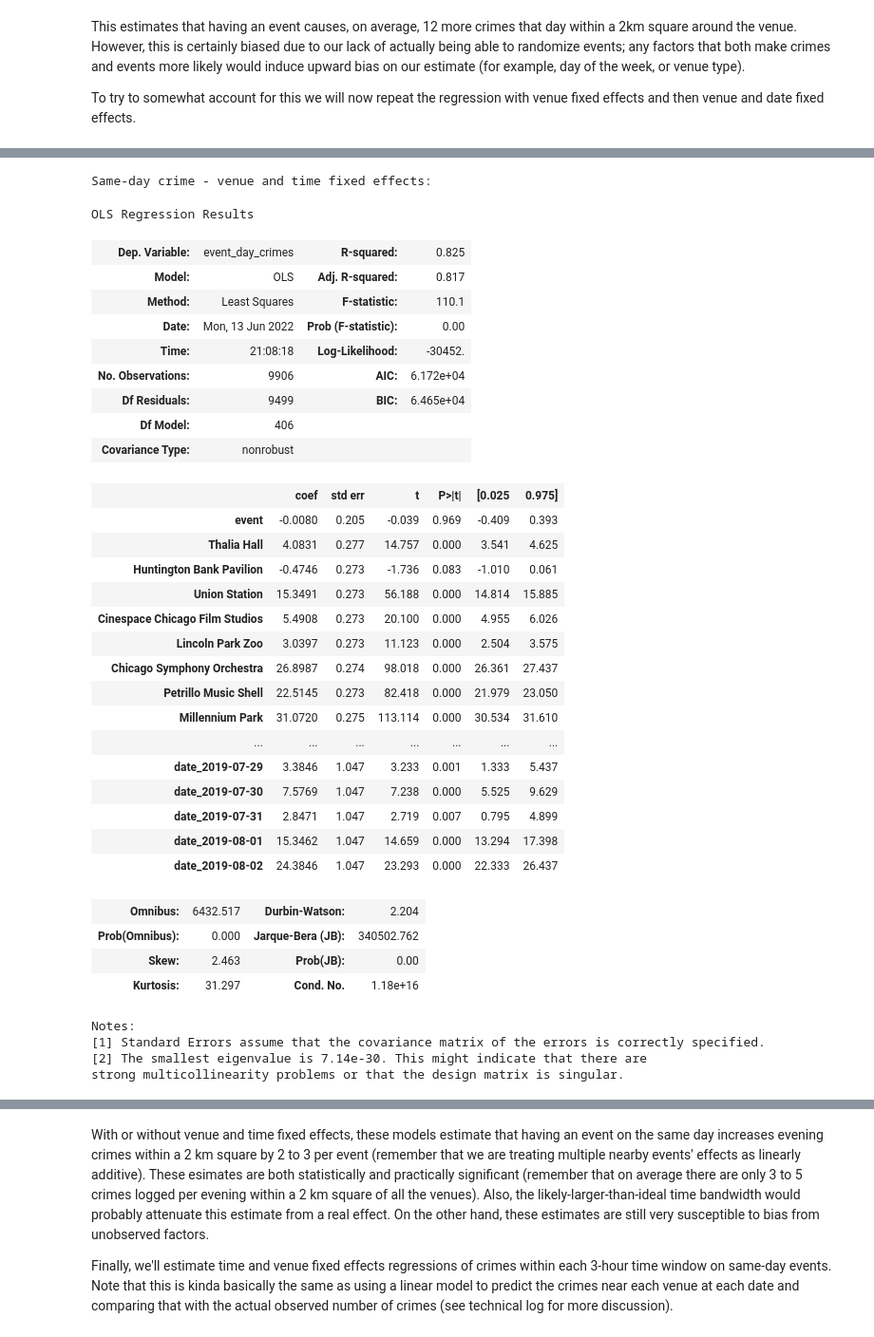
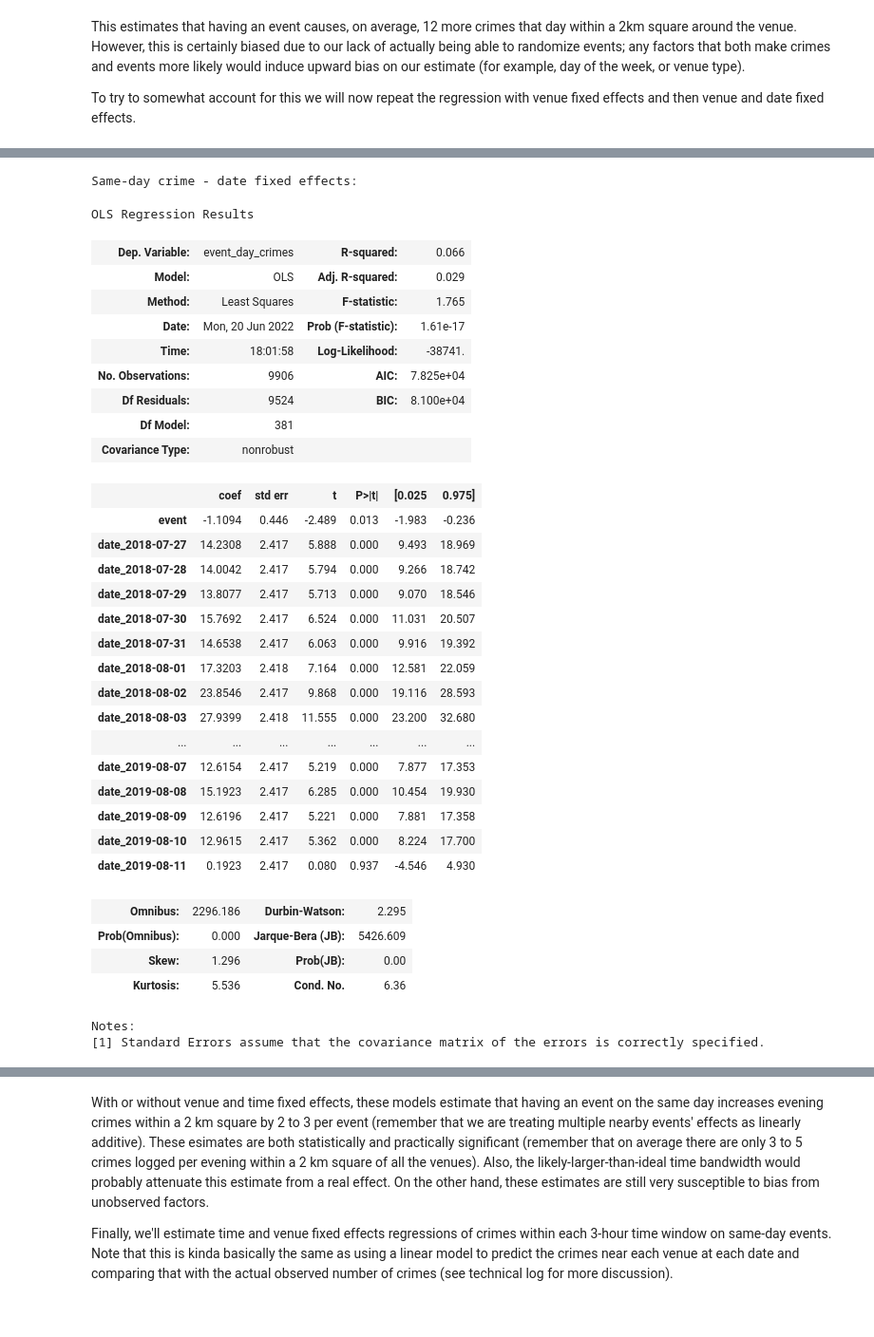
Before and after one commit to anishkanabar/lang-of-pol, a Jupyter notebook: notebooks/event-dataset/events_initial_analysis.ipynb, the cells around one changed output, grey strips where cells are left out. Shown at 95% size. Drawn from its saved outputs; the diff is of its cells as text; code cells hidden in the pictures.

```diff
--- a/notebooks/event-dataset/events_initial_analysis.ipynb
+++ b/notebooks/event-dataset/events_initial_analysis.ipynb
@@ -278,10 +292,10 @@ relevant_crimes_daily
 9906 rows × 55 columns
 # %%
-relevant_crimes_daily["event_day_crimes"] = 0
+relevant_crimes_daily["day_crimes"] = 0
 for location in locations:
-    relevant_crimes_daily["event_day_crimes"] = np.where(
+    relevant_crimes_daily["day_crimes"] = np.where(
         relevant_crimes_daily.Location==location,
         relevant_crimes_daily[location+'_y'],
-        relevant_crimes_daily["event_day_crimes"])
+        relevant_crimes_daily["day_crimes"])
 relevant_crimes_daily
 # %% [output]
@@ -300,6 +314,6 @@ relevant_crimes_daily
 9906 rows × 56 columns
 # %%
-relevant_crimes_daily = relevant_crimes_daily[['date', 'Location', 'event','event_day_crimes', 'Thalia Hall_x',
+relevant_crimes_daily = relevant_crimes_daily[['date', 'Location', 'event','day_crimes', 'Thalia Hall_x',
        'Huntington Bank Pavilion_x', 'Union Station_x',
        'Cinespace Chicago Film Studios_x', 'Lincoln Park Zoo_x',
        'Chicago Symphony Orchestra_x', 'Petrillo Music Shell_x',
@@ -362,8 +376,8 @@ def add_crimes(relevant_crimes_daily,relevant_crimes,crime_type):
     return relevant_crimes_daily
 
 event_types = [
-    "event_day_crimes","event_evening_crimes","event_3to6_crimes","event_4to7_crimes","event_5to8_crimes",
-    "event_6to9_crimes","event_7to10_crimes","event_8to11_crimes","event_9to12_crimes"
+    "day_crimes","evening_crimes","3to6_crimes","4to7_crimes","5to8_crimes",
+    "6to9_crimes","7to10_crimes","8to11_crimes","9to12_crimes"
     ]
 for crime_type in event_types[1:]:
     relevant_crimes_daily = add_crimes(relevant_crimes_daily,relevant_crimes,crime_type)
@@ -480,44 +494,42 @@ time_dummies
 9906 rows × 417 columns
 # %%
-X = time_dummies.drop(columns=event_types)
-Y = time_dummies.event_day_crimes
+X = time_dummies.drop(columns=event_types+locations)
+Y = time_dummies.day_crimes
 
-print('Same-day crime - venue and time fixed effects:')
+print('Same-day crime - date fixed effects:')
 sm.OLS(Y, X).fit().summary()
 # %% [output]
-Same-day crime - venue and time fixed effects:
+Same-day crime - date fixed effects:
 OLS Regression Results
-| Dep. Variable: | event_day_crimes | R-squared: | 0.825 |
-| Model: | OLS | Adj. R-squared: | 0.817 |
-| Method: | Least Squares | F-statistic: | 110.1 |
-| Date: | Mon, 13 Jun 2022 | Prob (F-statistic): | 0.00 |
-| Time: | 21:08:18 | Log-Likelihood: | -30452. |
-| No. Observations: | 9906 | AIC: | 6.172e+04 |
-| Df Residuals: | 9499 | BIC: | 6.465e+04 |
-| Df Model: | 406 |  |  |
+| Dep. Variable: | event_day_crimes | R-squared: | 0.066 |
+| Model: | OLS | Adj. R-squared: | 0.029 |
+| Method: | Least Squares | F-statistic: | 1.765 |
+| Date: | Mon, 20 Jun 2022 | Prob (F-statistic): | 1.61e-17 |
+| Time: | 18:01:58 | Log-Likelihood: | -38741. |
+| No. Observations: | 9906 | AIC: | 7.825e+04 |
+| Df Residuals: | 9524 | BIC: | 8.100e+04 |
+| Df Model: | 381 |  |  |
 | Covariance Type: | nonrobust |  |  |
 |  | coef | std err | t | P>|t| | [0.025 | 0.975] |
-| event | -0.0080 | 0.205 | -0.039 | 0.969 | -0.409 | 0.393 |
-| Thalia Hall | 4.0831 | 0.277 | 14.757 | 0.000 | 3.541 | 4.625 |
-| Huntington Bank Pavilion | -0.4746 | 0.273 | -1.736 | 0.083 | -1.010 | 0.061 |
-| Union Station | 15.3491 | 0.273 | 56.188 | 0.000 | 14.814 | 15.885 |
-| Cinespace Chicago Film Studios | 5.4908 | 0.273 | 20.100 | 0.000 | 4.955 | 6.026 |
-| Lincoln Park Zoo | 3.0397 | 0.273 | 11.123 | 0.000 | 2.504 | 3.575 |
-| Chicago Symphony Orchestra | 26.8987 | 0.274 | 98.018 | 0.000 | 26.361 | 27.437 |
-| Petrillo Music Shell | 22.5145 | 0.273 | 82.418 | 0.000 | 21.979 | 23.050 |
-| Millennium Park | 31.0720 | 0.275 | 113.114 | 0.000 | 30.534 | 31.610 |
+| event | -1.1094 | 0.446 | -2.489 | 0.013 | -1.983 | -0.236 |
+| date_2018-07-27 | 14.2308 | 2.417 | 5.888 | 0.000 | 9.493 | 18.969 |
+| date_2018-07-28 | 14.0042 | 2.417 | 5.794 | 0.000 | 9.266 | 18.742 |
+| date_2018-07-29 | 13.8077 | 2.417 | 5.713 | 0.000 | 9.070 | 18.546 |
+| date_2018-07-30 | 15.7692 | 2.417 | 6.524 | 0.000 | 11.031 | 20.507 |
+| date_2018-07-31 | 14.6538 | 2.417 | 6.063 | 0.000 | 9.916 | 19.392 |
+| date_2018-08-01 | 17.3203 | 2.418 | 7.164 | 0.000 | 12.581 | 22.059 |
+| date_2018-08-02 | 23.8546 | 2.417 | 9.868 | 0.000 | 19.116 | 28.593 |
+| date_2018-08-03 | 27.9399 | 2.418 | 11.555 | 0.000 | 23.200 | 32.680 |
 | ... | ... | ... | ... | ... | ... | ... |
-| date_2019-07-29 | 3.3846 | 1.047 | 3.233 | 0.001 | 1.333 | 5.437 |
-| date_2019-07-30 | 7.5769 | 1.047 | 7.238 | 0.000 | 5.525 | 9.629 |
-| date_2019-07-31 | 2.8471 | 1.047 | 2.719 | 0.007 | 0.795 | 4.899 |
-| date_2019-08-01 | 15.3462 | 1.047 | 14.659 | 0.000 | 13.294 | 17.398 |
-| date_2019-08-02 | 24.3846 | 1.047 | 23.293 | 0.000 | 22.333 | 26.437 |
+| date_2019-08-07 | 12.6154 | 2.417 | 5.219 | 0.000 | 7.877 | 17.353 |
+| date_2019-08-08 | 15.1923 | 2.417 | 6.285 | 0.000 | 10.454 | 19.930 |
+| date_2019-08-09 | 12.6196 | 2.417 | 5.221 | 0.000 | 7.881 | 17.358 |
+| date_2019-08-10 | 12.9615 | 2.417 | 5.362 | 0.000 | 8.224 | 17.700 |
+| date_2019-08-11 | 0.1923 | 2.417 | 0.080 | 0.937 | -4.546 | 4.930 |
-| Omnibus: | 6432.517 | Durbin-Watson: | 2.204 |
-| Prob(Omnibus): | 0.000 | Jarque-Bera (JB): | 340502.762 |
-| Skew: | 2.463 | Prob(JB): | 0.00 |
-| Kurtosis: | 31.297 | Cond. No. | 1.18e+16 |
+| Omnibus: | 2296.186 | Durbin-Watson: | 2.295 |
+| Prob(Omnibus): | 0.000 | Jarque-Bera (JB): | 5426.609 |
+| Skew: | 1.296 | Prob(JB): | 0.00 |
+| Kurtosis: | 5.536 | Cond. No. | 6.36 |
 Notes:
 [1] Standard Errors assume that the covariance matrix of the errors is correctly specified.
-[2] The smallest eigenvalue is 7.14e-30. This might indicate that there are
-strong multicollinearity problems or that the design matrix is singular.
 # %% [markdown]
```
Also changed, not shown: parts of 22 cells of this notebook, 1 other file.
